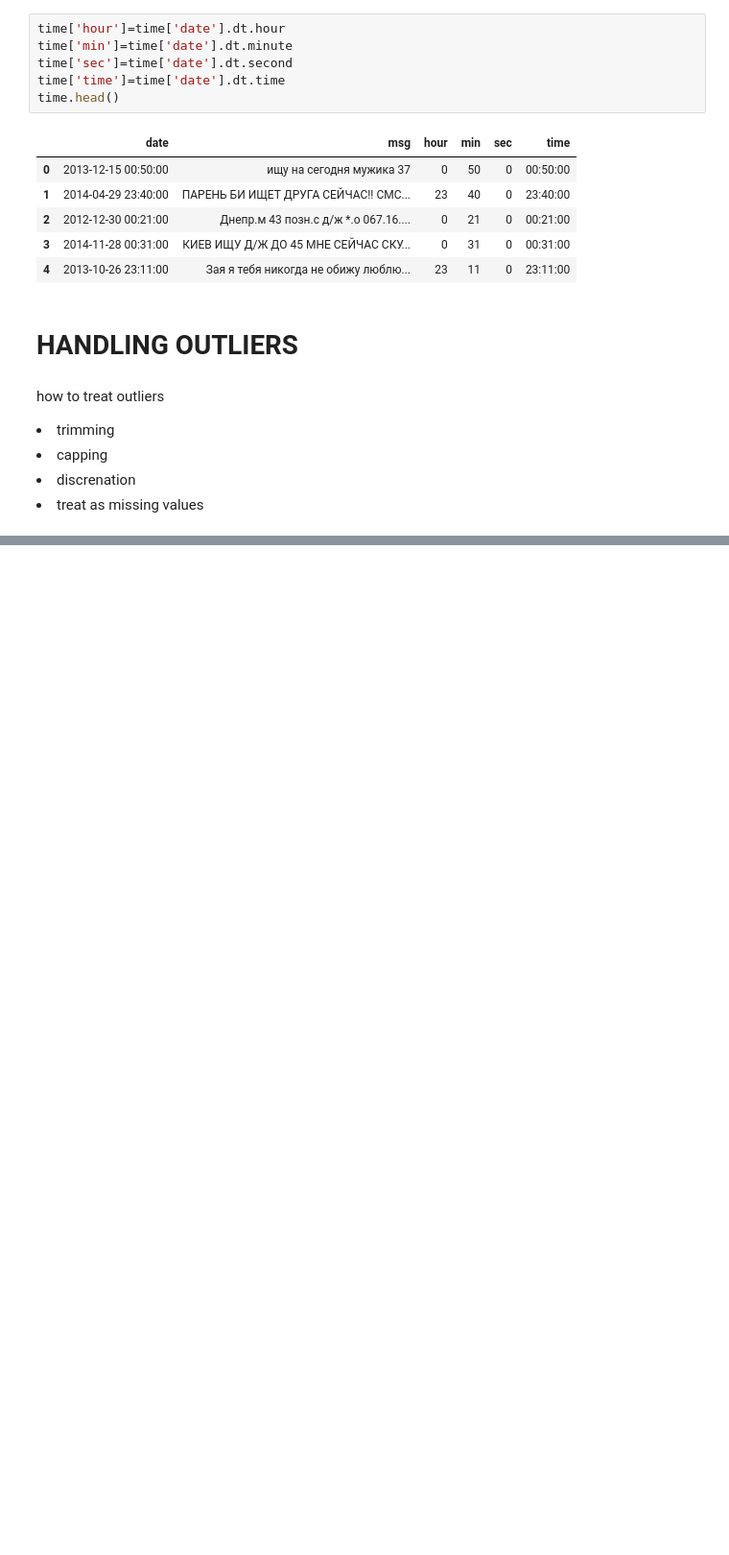
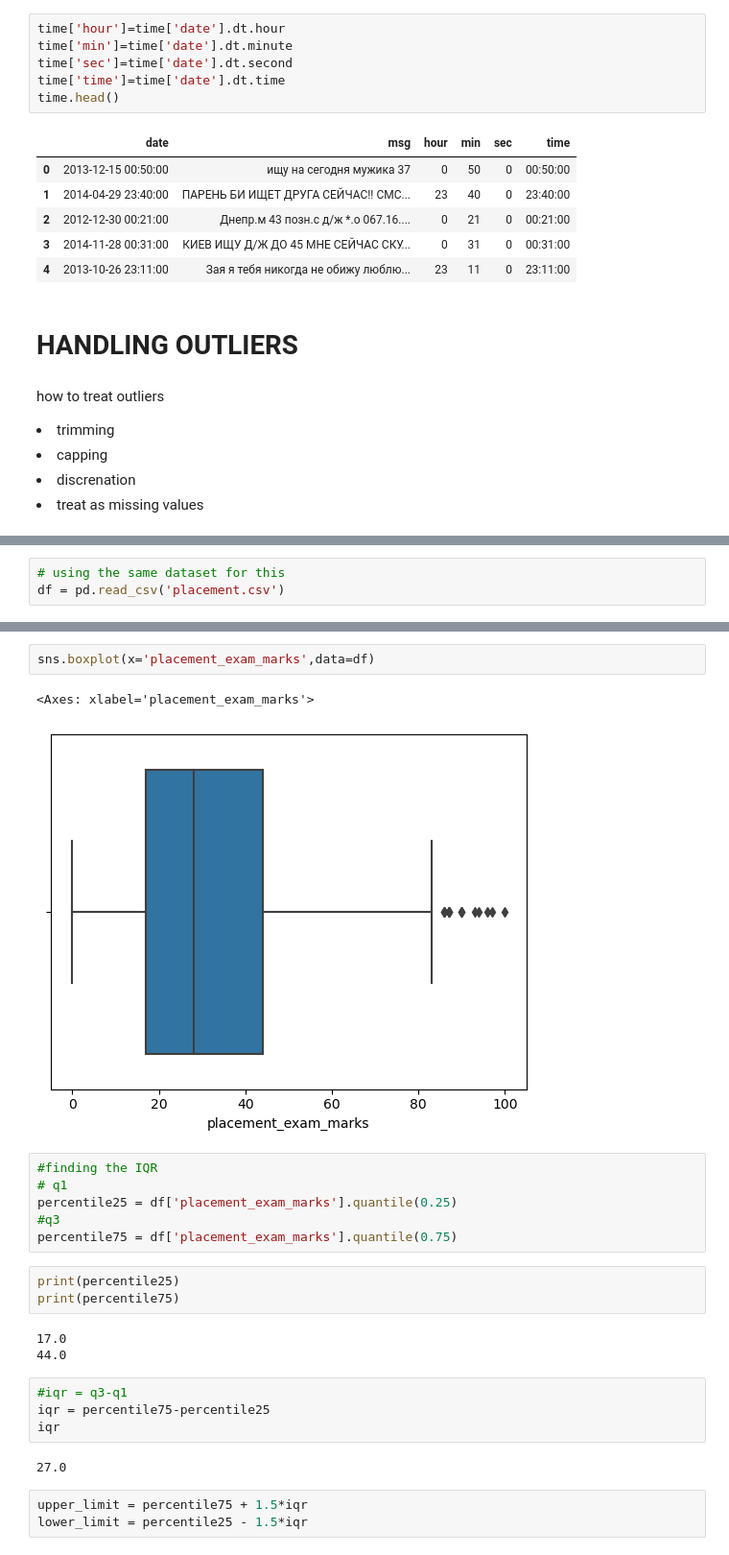
Before and after one commit to Amanj-0349/FEATURE_ENGINEERING-, a Jupyter notebook: FEATURE ENGINEERING .ipynb, the cells around one changed output, grey strips where cells are left out. Shown: that part at 96% size. Drawn from its saved outputs; the diff is of its cells as text; blank space fills up the shorter version.

```diff
--- a/FEATURE ENGINEERING .ipynb
+++ b/FEATURE ENGINEERING .ipynb
@@ -941,0 +1136,3 @@ time.head()
+# %%
+# using the same dataset for this
+df = pd.read_csv('placement.csv')
@@ -941,0 +1164,26 @@ time.head()
+# %%
+sns.boxplot(x='placement_exam_marks',data=df)
+# %% [output]
+<Axes: xlabel='placement_exam_marks'>
+[figure, added]
+# %%
+#finding the IQR
+# q1
+percentile25 = df['placement_exam_marks'].quantile(0.25)
+#q3
+percentile75 = df['placement_exam_marks'].quantile(0.75)
+# %%
+print(percentile25)
+print(percentile75)
+# %% [output]
+17.0
+44.0
+# %%
+#iqr = q3-q1
+iqr = percentile75-percentile25
+iqr
+# %% [output]
+27.0
+# %%
+upper_limit = percentile75 + 1.5*iqr
+lower_limit = percentile25 - 1.5*iqr
```
Also changed, not shown: parts of 56 cells of this notebook, 1 other file.
